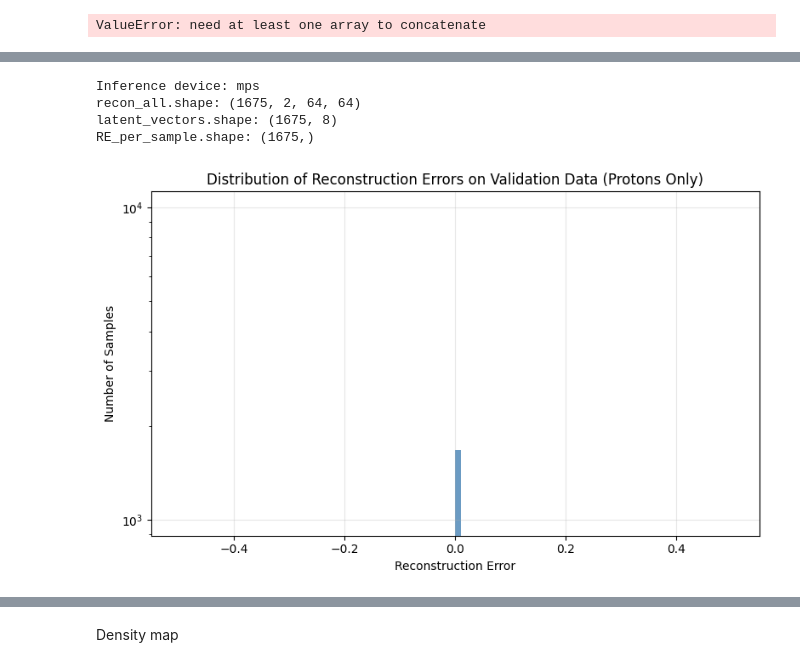
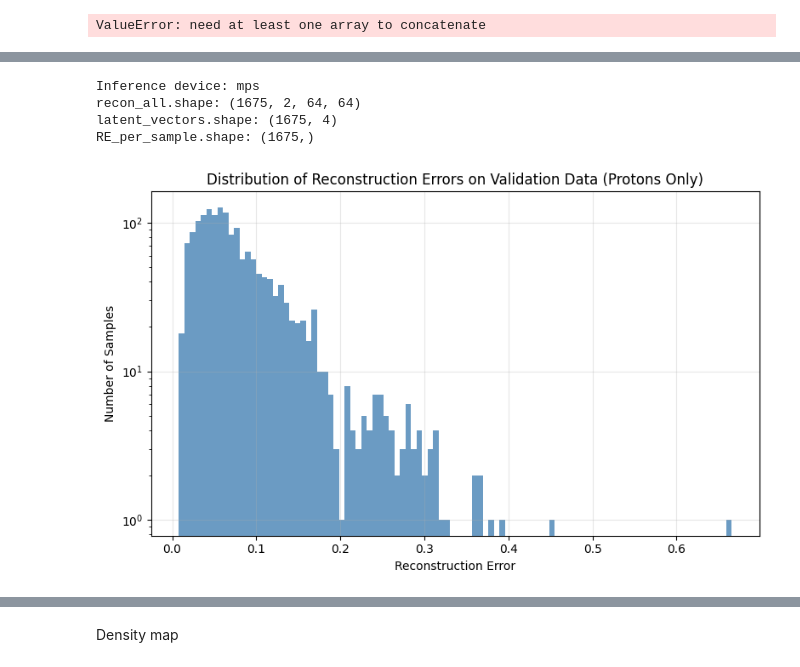
Before and after one commit to mohummudh/proton-deuteron, a Jupyter notebook: kaons/protons-kaons-vae.ipynb, the cells around one changed output, grey strips where cells are left out. Drawn from its saved outputs; the diff is of its cells as text; code cells hidden in the pictures.

```diff
--- a/kaons/protons-kaons-vae.ipynb
+++ b/kaons/protons-kaons-vae.ipynb
@@ -278,7 +383,7 @@ kf = KFold(n_splits=n_splits, shuffle=True, random_state=42)
 
 epochs = 200
 batch_size = 32
-beta = 1.0
+beta = 10.0
 
 fold_train_losses, fold_val_losses = [], []
 fold_REs = []
@@ -288,29 +411,13 @@ Training device: mps
 # %%
-# 80/20 split training (alternative to k-fold)
-from sklearn.model_selection import train_test_split
-
-# Split indices
-all_indices = np.arange(len(p))
-train_idx, val_idx = train_test_split(all_indices, test_size=0.2, random_state=42)
-
-device = torch.device("mps" if torch.backends.mps.is_available() else "cpu")
-print("Training device:", device)
-
-train_subset = Subset(p, train_idx)
-val_subset = Subset(p, val_idx)
-
-train_loader = DataLoader(train_subset, batch_size=batch_size, shuffle=True)
-val_loader = DataLoader(val_subset, batch_size=batch_size, shuffle=False)
-
 # Initialize model, optimizer, loss
-# model = VAE(input_hw=(64, 64), latent=8).to(device)
+model = VAE(input_hw=(64, 64), latent=8).to(device)
 
 # Load model
-loaded_model = VAE(input_hw=(64, 64), latent=8).to(device)
-loaded_model.load_state_dict(torch.load("model_vae.pt"))
-loaded_model.eval()
-print("Model loaded successfully")
-model = loaded_model
+# loaded_model = VAE(input_hw=(64, 64), latent=8).to(device)
+# loaded_model.load_state_dict(torch.load("model_vae.pt"))
+# loaded_model.eval()
+# print("Model loaded successfully")
+# model = loaded_model
 
 optim = torch.optim.Adam(model.parameters(), lr=1e-3, weight_decay=1e-4)
 # loss_fn = vae_loss()
@@ -400,7 +507,7 @@ with torch.no_grad():
 
         recon, mu, logvar, z = model(xb)
         recon_all[i:j] = recon.cpu().numpy()
-        latent_dim[i:j] = mu.cpu().numpy()
+        latent_vectors[i:j] = mu.cpu().numpy()
 
         if device_inf.type == "mps":
             try:
@@ -538,3 +652,14 @@ print(f"Validation mean RE: {all_RE_val.mean():.10f} ± {all_RE_val.std():.10f}"
 print(f"Unseen (d_d) mean RE: {all_RE_k.mean():.10f} ± {all_RE_k.std():.10f}")
 # %% [output]
 ValueError: need at least one array to concatenate
+# %%
+device = torch.device("mps" if torch.backends.mps.is_available() else "cpu")
+
+loaded_model = VAE(input_hw=(64, 64), latent=4).to(device)
+
+state_dict = torch.load("model_vae_b10_l4.pt", map_location=device)
+loaded_model.load_state_dict(state_dict)
+
+loaded_model.eval()
+model = loaded_model
+print("Model loaded successfully on", device)
@@ -619,39 +746,39 @@ with torch.no_grad():
         xb = torch.tensor(xb_np, dtype=torch.float32).to(device_inf)
 
         recon, mu, logvar, z = model(xb)
-        recon_all[i:j] = recon.cpu().numpy()
+        recon_all_val[i:j] = recon.cpu().numpy()
         latent_vectors_val[i:j] = mu.cpu().numpy()
 
         if device_inf.type == "mps":
             try:
                 torch.mps.empty_cache()
             except Exception:
                 pass
 
 # per-sample MSE (RE)
 mse_per_pixel = (recon_all_val - X_nval) ** 2
 RE_per_sample_val = mse_per_pixel.mean(axis=(1, 2, 3))        # (N,)
 
 print("recon_all.shape:", recon_all_val.shape)
 print("latent_vectors.shape:", latent_vectors_val.shape)
 print("RE_per_sample.shape:", RE_per_sample_val.shape)
 
 plt.figure(figsize=(8, 5))
 plt.hist(RE_per_sample_val, bins=100, color='steelblue', alpha=0.8)
 plt.xlabel("Reconstruction Error")
 plt.ylabel("Number of Samples")
 plt.title("Distribution of Reconstruction Errors on Validation Data (Protons Only)")
 plt.grid(True, alpha=0.3)
 plt.yscale('log')
 # plt.xlim(0, 300)
 plt.tight_layout()
 plt.show()
 # %% [output]
 Inference device: mps
 recon_all.shape: (1675, 2, 64, 64)
-latent_vectors.shape: (1675, 8)
+latent_vectors.shape: (1675, 4)
 RE_per_sample.shape: (1675,)
-[figure, old version]
+[figure, new version]
 # %%
 device_inf = torch.device("mps" if torch.backends.mps.is_available() else "cpu")
 model.eval()
```
Also changed, not shown: parts of 39 cells of this notebook, 4 other files.
